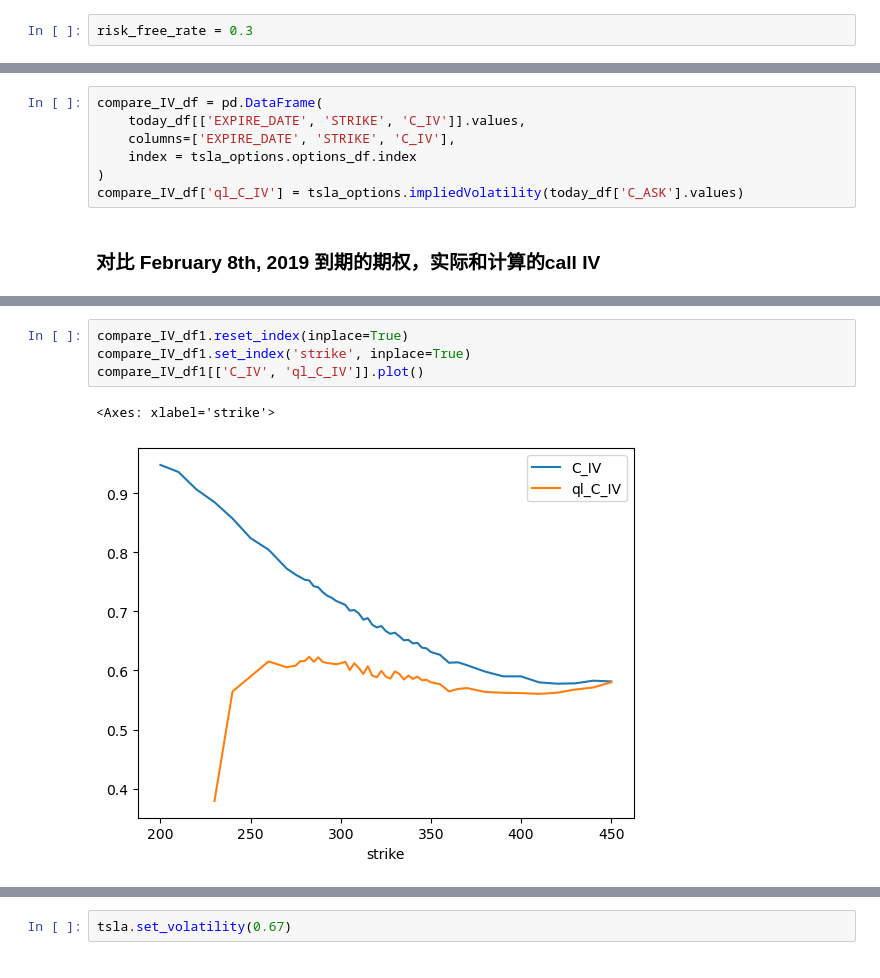
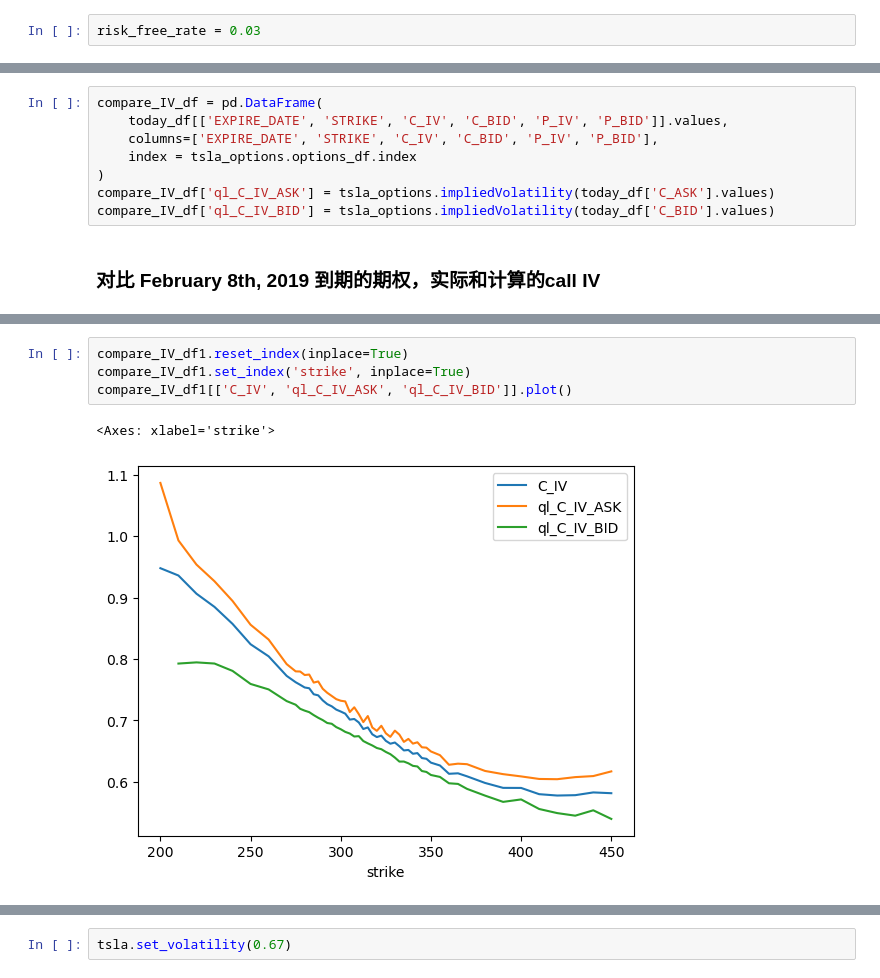
Before and after one commit to YYaaang/OptionQuantlib, a Jupyter notebook: samples/3_TSLA_options.ipynb, the cells around one changed output, grey strips where cells are left out. Drawn from its saved outputs; the diff is of its cells as text.

```diff
--- a/samples/3_TSLA_options.ipynb
+++ b/samples/3_TSLA_options.ipynb
@@ -77,7 +81,7 @@ today_date, today_price
 # %% [output]
 (Date(2,1,2019), 310.12)
 # %%
-risk_free_rate = 0.3
+risk_free_rate = 0.03
 # %% [markdown]
 ### 构建日历和股票市场
 # %%
@@ -154,11 +158,12 @@ tsla_options.analytic_engines()
 ### compare IV
 # %%
 compare_IV_df = pd.DataFrame(
-    today_df[['EXPIRE_DATE', 'STRIKE', 'C_IV']].values,
-    columns=['EXPIRE_DATE', 'STRIKE', 'C_IV'],
+    today_df[['EXPIRE_DATE', 'STRIKE', 'C_IV', 'C_BID', 'P_IV', 'P_BID']].values,
+    columns=['EXPIRE_DATE', 'STRIKE', 'C_IV', 'C_BID', 'P_IV', 'P_BID'],
     index = tsla_options.options_df.index
 )
-compare_IV_df['ql_C_IV'] = tsla_options.impliedVolatility(today_df['C_ASK'].values)
+compare_IV_df['ql_C_IV_ASK'] = tsla_options.impliedVolatility(today_df['C_ASK'].values)
+compare_IV_df['ql_C_IV_BID'] = tsla_options.impliedVolatility(today_df['C_BID'].values)
 # %% [markdown]
 ### 对比 February 8th, 2019 到期的期权，实际和计算的call IV
 # %%
@@ -176,7 +181,7 @@ compare_IV_df1[(compare_IV_df1['STRIKE'].isin([270, 280, 290, 300, 310, 320]))]
 # %%
 compare_IV_df1.reset_index(inplace=True)
 compare_IV_df1.set_index('strike', inplace=True)
-compare_IV_df1[['C_IV', 'ql_C_IV']].plot()
+compare_IV_df1[['C_IV', 'ql_C_IV_ASK', 'ql_C_IV_BID']].plot()
 # %% [output]
 <Axes: xlabel='strike'>
-[figure, old version]
+[figure, new version]
```
Also changed, not shown: parts of 8 cells of this notebook.
